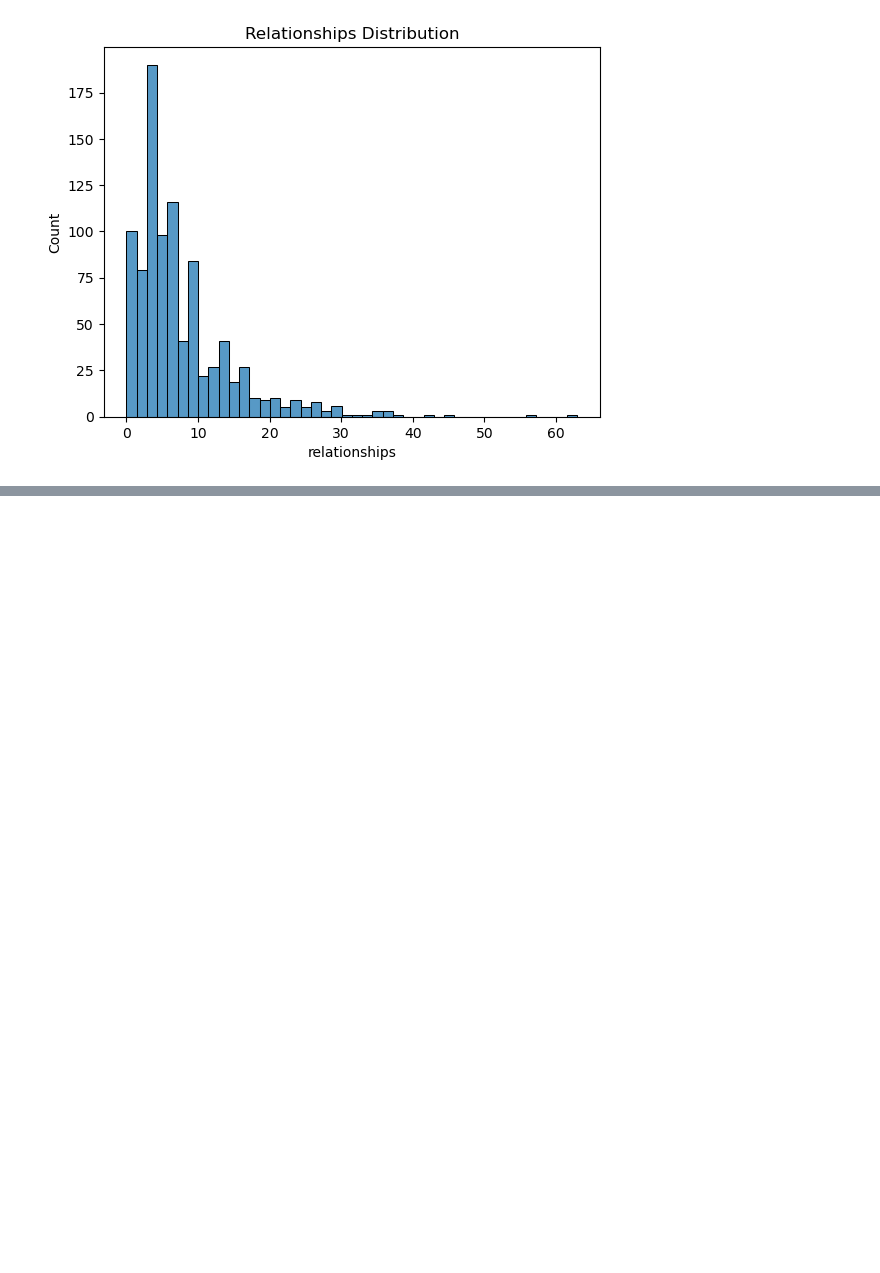
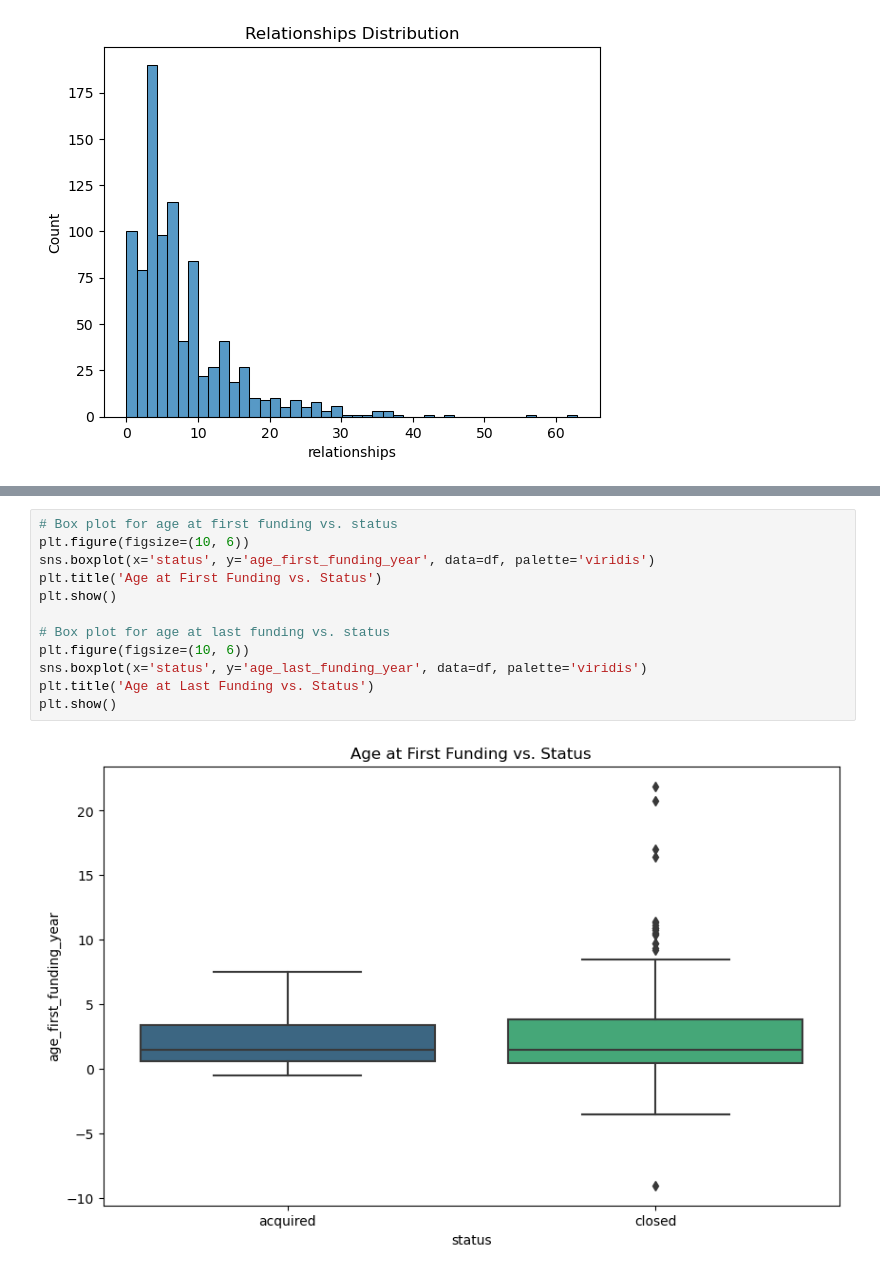
Before and after one commit to MayaVB/Applied_DS_Project, a Jupyter notebook: notebooks/EDA.ipynb, the cells around one changed output, grey strips where cells are left out. Drawn from its saved outputs; the diff is of its cells as text; blank space fills up the shorter version.

```diff
--- a/notebooks/EDA.ipynb
+++ b/notebooks/EDA.ipynb
@@ -99,0 +120,14 @@ plt.show()
+# %%
+# Box plot for age at first funding vs. status
+plt.figure(figsize=(10, 6))
+sns.boxplot(x='status', y='age_first_funding_year', data=df, palette='viridis')
+plt.title('Age at First Funding vs. Status')
+plt.show()
+
+# Box plot for age at last funding vs. status
+plt.figure(figsize=(10, 6))
+sns.boxplot(x='status', y='age_last_funding_year', data=df, palette='viridis')
+plt.title('Age at Last Funding vs. Status')
+plt.show()
+# %% [output]
+[figure, added]
```
Also changed, not shown: parts of 8 cells of this notebook.
